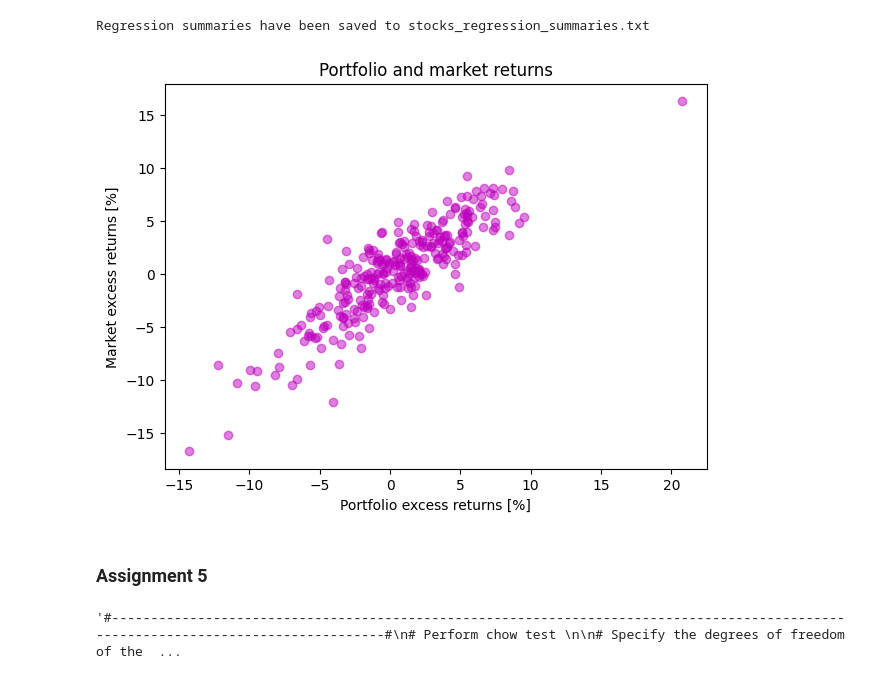
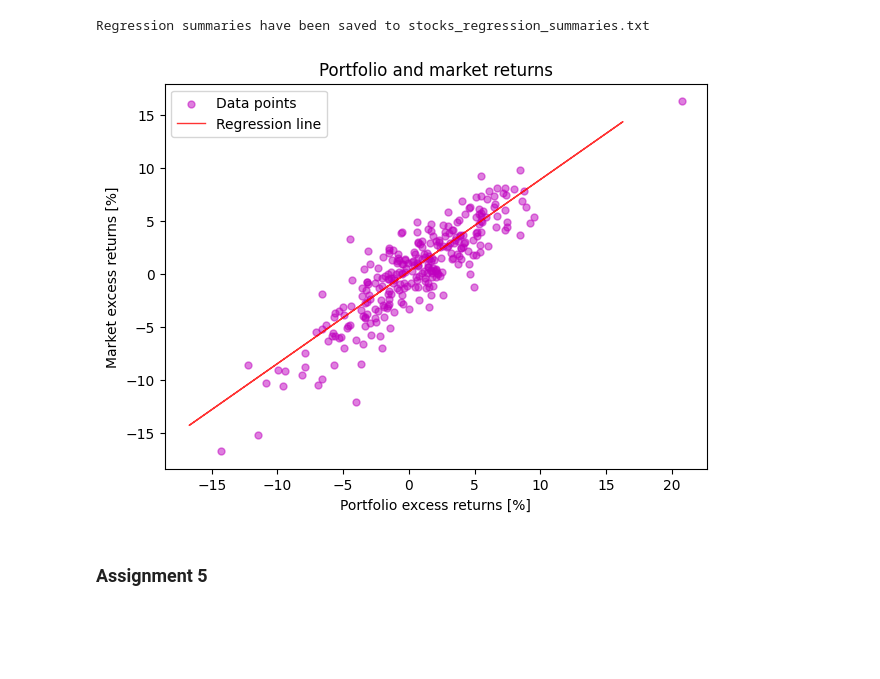
Before and after one commit to GiovanniGiorgioButEverybodyCallMeCot/CAPM-Regression, a Jupyter notebook: CAPM.ipynb, the cells around one changed output. Saved outputs shown, nothing was run; the diff lists cells and outputs as text; code cells hidden in the pictures; blank space fills up the shorter version.

Commit message:
aggiunto timestamp come ascissa di chow e piccoli improvement su alcuni grafici perchè avevo un po di tempo libero

```diff
--- a/CAPM.ipynb
+++ b/CAPM.ipynb
@@ -164,77 +164,40 @@ weights           = mkt_value.div(mkt_value.sum(axis=1), axis=0)
 # Rename columns in both DataFrames so that pandas doesn't cry when performing element-wise multilpication
 weights.columns   = equity_columns
 eEquities.columns = equity_columns
 # Compute weighted average
 avg_return        = weights[1:] * eEquities
 # Sum across columns to get the portfolio return for each row
 ePortfolio        = avg_return.sum(axis=1)
 
 # Perform regression
 regression_model  = sm.OLS(ePortfolio, eMKT_with_const).fit()
 
 #-----------------------------------------------------------------------------------------------------------------------------------#
 # Produce a scatterplot
 
 plt.figure(figsize=(7, 5))
-plt.scatter(ePortfolio, eMKT, alpha=0.5, color='m')
+plt.scatter(ePortfolio, eMKT, alpha=0.5, color='m', s=25, label='Data points')
+plt.plot(eMKT, regression_model.fittedvalues, color='red', linewidth=1, alpha=0.8, label="Regression line")
+plt.legend()
 plt.xlabel("Portfolio excess returns [%]")
 plt.ylabel("Market excess returns [%]")
 plt.title("Portfolio and market returns")
+plt.savefig('portfolio_regression.png', dpi=300)
 plt.show()
 
 #-----------------------------------------------------------------------------------------------------------------------------------#
 # Save summary in external file
 
 output_file = 'portfolio_regression_summary.txt'
 
 with open(output_file, "w") as f:
     f.write(f"Summary for Porfolio:\n")
     # Convert the summary to a string format
     f.write(model.summary().as_text())
 # %% [output]
-[figure, old version]
+[figure, new version]
 # %% [markdown]
 ### Assignment 5
-# %%
-'''#-----------------------------------------------------------------------------------------------------------------------------------#
-# Perform chow test
-
-# Specify the degrees of freedom of the model
-dof   = 2
-# Initialize the list that will contain the P-values of all equities
-Pvals = []
-# Define the total number of data points
-T     = len(eEquities)
-# Set minimum dimension of subset to use for unrestricted models
-width = int(0.1 * T)
-# Set extremes of the intervals for regression
-begin = width
-end   = T - width
-# Loop over equities
-for column in eEquities.columns:
-    # Perform regression on the whole dataset for the considered equity
-    Res1  = sm.OLS(eEquities[column][1:T], eMKT_with_const[1:T]).fit()
-    # Compute residual sum of squares for restricted model
-    RSSR  = Res1.ssr
-    # Prehemptively allocate memory to store the results in order to speed up computations
-    Fstat = np.empty(T - 2 * width + 1, dtype=float)
-    Pval  = np.empty(T - 2 * width + 1, dtype=float)
-
-    # Loop for dates within interval
-    for date in range(begin, end):
-        X1 = np.column_stack((np.ones_like(eMKT[1:date]), eMKT[1:date]))
-        X2 = np.column_stack((np.ones_like(eMKT[date + 1 : T]), eMKT[date + 1 : T]))
-        # Compute residual sum of squares for unrestricted model as sum of residuals of the two regressions
-        res2A = sm.OLS(eEquities[column][1:date], X1).fit()
-        res2B = sm.OLS(eEquities[column][date + 1 : T], X2).fit()
-        RSSU  = res2A.ssr + res2B.ssr
-        # Save Fstat and Pval
-        Fstat[date - width + 1] = ((RSSR - RSSU) / dof) / (RSSU / (T - 2 * dof))
-        Pval[ date - width + 1] = 1 - sp.stats.f.cdf(Fstat[date - width + 1], dof, T - 2*dof)
-    # Append P-values to list of results for all equities
-    Pvals.append(Pval)'''
-# %% [output]
-'#-----------------------------------------------------------------------------------------------------------------------------------#\n# Perform chow test \n\n# Specify the degrees of freedom of the  ...
 # %%
 #-----------------------------------------------------------------------------------------------------------------------------------#
 # Perform chow test
```
Also changed, not shown: parts of 1 cell of this notebook, 4 other files.
